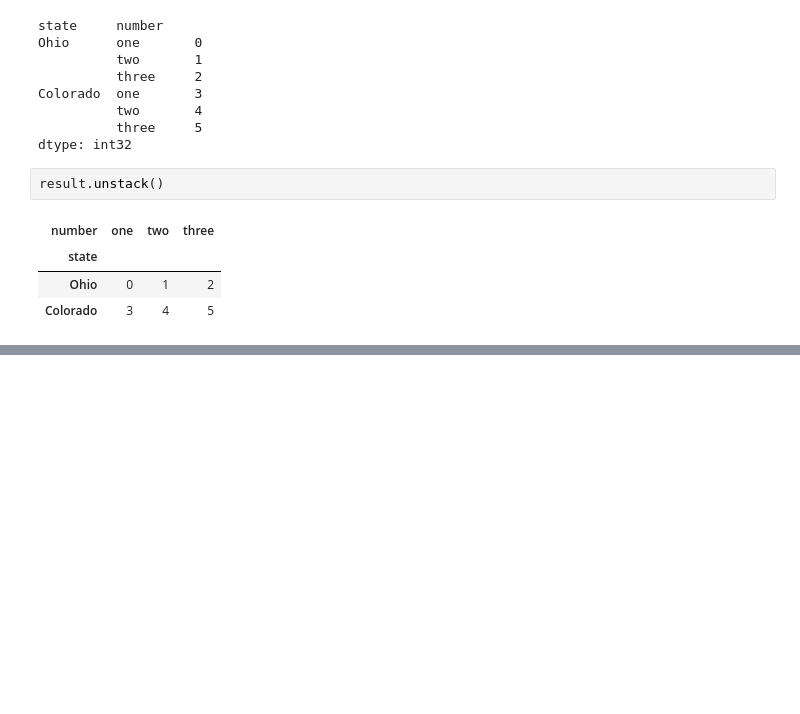
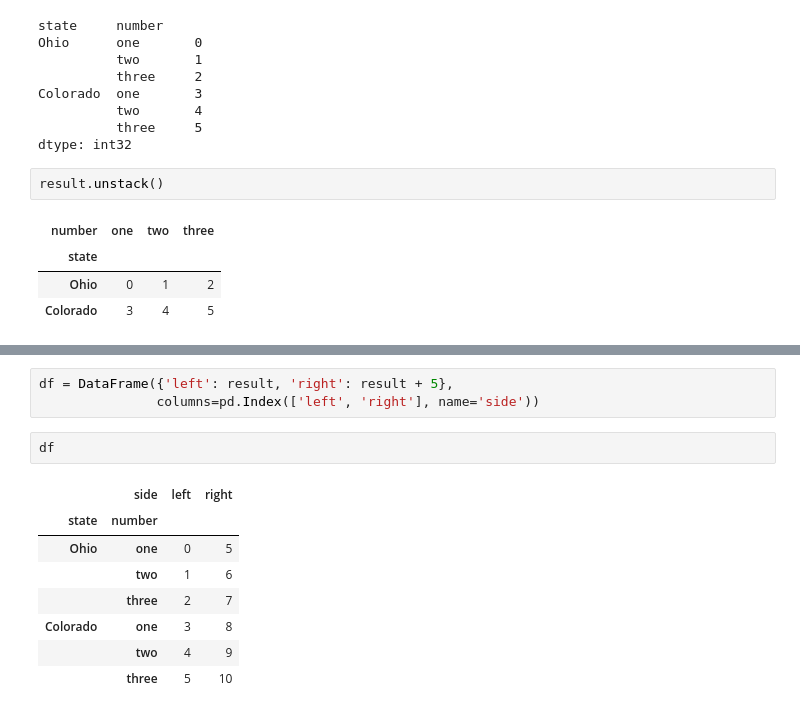
Before and after one commit to wijayarobert/Python-Data-Analysis, a Jupyter notebook: ch07 - Data Wrangling-Clean, Transform, Merge, Reshape.ipynb, the cells around one changed output, grey strips where cells are left out. Saved outputs shown, nothing was run; the diff lists cells and outputs as text; blank space fills up the shorter version.

```diff
--- a/ch07 - Data Wrangling-Clean, Transform, Merge, Reshape.ipynb
+++ b/ch07 - Data Wrangling-Clean, Transform, Merge, Reshape.ipynb
@@ -669,0 +734,14 @@ result.unstack()
+# %%
+df = DataFrame({'left': result, 'right': result + 5},
+               columns=pd.Index(['left', 'right'], name='side'))
+# %%
+df
+# %% [output]
+|  | side | left | right |
+| state | number |  |  |
+| Ohio | one | 0 | 5 |
+|  | two | 1 | 6 |
+|  | three | 2 | 7 |
+| Colorado | one | 3 | 8 |
+|  | two | 4 | 9 |
+|  | three | 5 | 10 |
```
Also changed, not shown: parts of 14 cells of this notebook.
